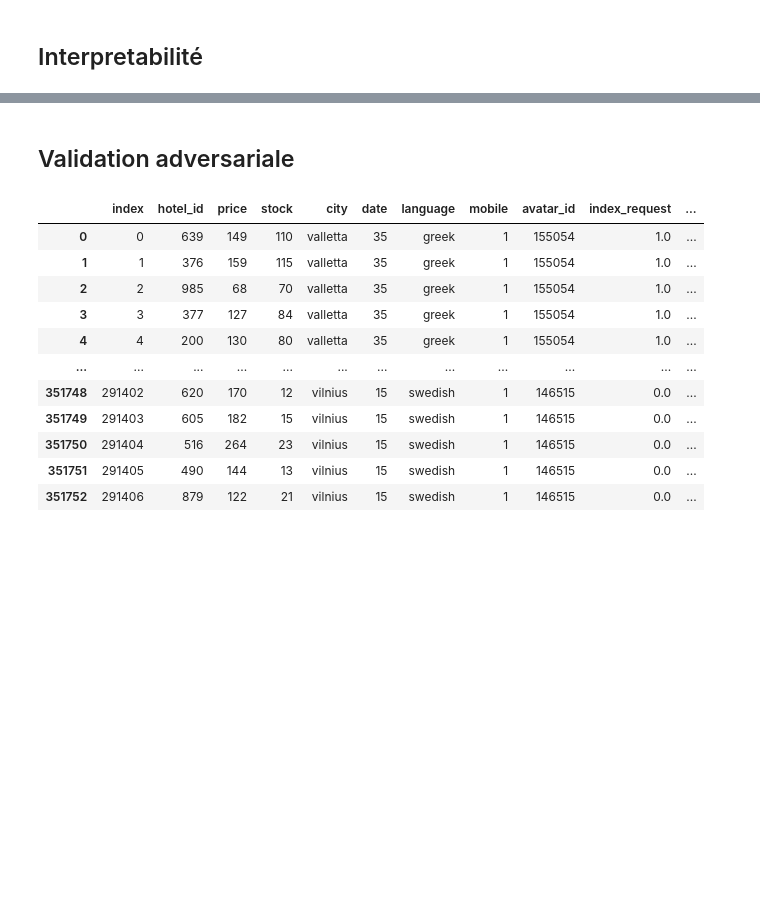
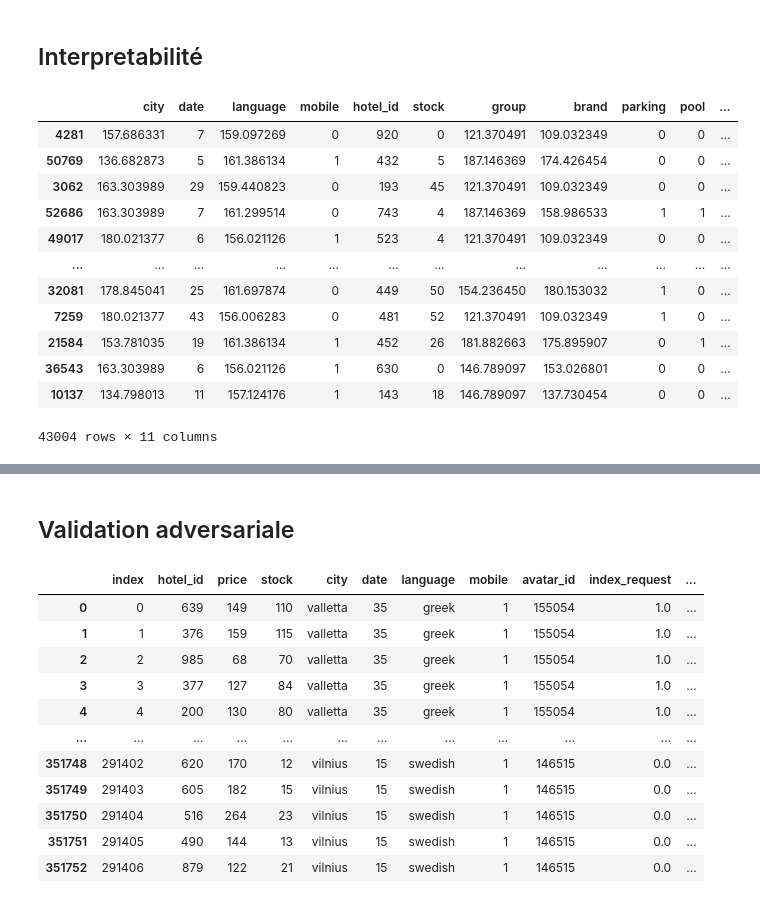
Before and after one commit to elisaduz/Defi-IA-2023, a Jupyter notebook: Analysis.ipynb, the cells around one changed output, grey strips where cells are left out. Drawn from its saved outputs; the diff is of its cells as text; code cells hidden in the pictures; blank space fills up the shorter version.

```diff
--- a/Analysis.ipynb
+++ b/Analysis.ipynb
@@ -268,0 +358,16 @@ X_test=X_test.drop(['price'],axis=1)
+# %%
+X_train
+# %% [output]
+|  | city | date | language | mobile | hotel_id | stock | group | brand | parking | pool | ... |
+| 4281 | 157.686331 | 7 | 159.097269 | 0 | 920 | 0 | 121.370491 | 109.032349 | 0 | 0 | ... |
+| 50769 | 136.682873 | 5 | 161.386134 | 1 | 432 | 5 | 187.146369 | 174.426454 | 0 | 0 | ... |
+| 3062 | 163.303989 | 29 | 159.440823 | 0 | 193 | 45 | 121.370491 | 109.032349 | 0 | 0 | ... |
+| 52686 | 163.303989 | 7 | 161.299514 | 0 | 743 | 4 | 187.146369 | 158.986533 | 1 | 1 | ... |
+| 49017 | 180.021377 | 6 | 156.021126 | 1 | 523 | 4 | 121.370491 | 109.032349 | 0 | 0 | ... |
+| ... | ... | ... | ... | ... | ... | ... | ... | ... | ... | ... | ... |
+| 32081 | 178.845041 | 25 | 161.697874 | 0 | 449 | 50 | 154.236450 | 180.153032 | 1 | 0 | ... |
+| 7259 | 180.021377 | 43 | 156.006283 | 0 | 481 | 52 | 121.370491 | 109.032349 | 1 | 0 | ... |
+| 21584 | 153.781035 | 19 | 161.386134 | 1 | 452 | 26 | 181.882663 | 175.895907 | 0 | 1 | ... |
+| 36543 | 163.303989 | 6 | 156.021126 | 1 | 630 | 0 | 146.789097 | 153.026801 | 0 | 0 | ... |
+| 10137 | 134.798013 | 11 | 157.124176 | 1 | 143 | 18 | 146.789097 | 137.730454 | 0 | 0 | ... |
+43004 rows × 11 columns
```
Also changed, not shown: parts of 61 cells of this notebook, 9 other files.
